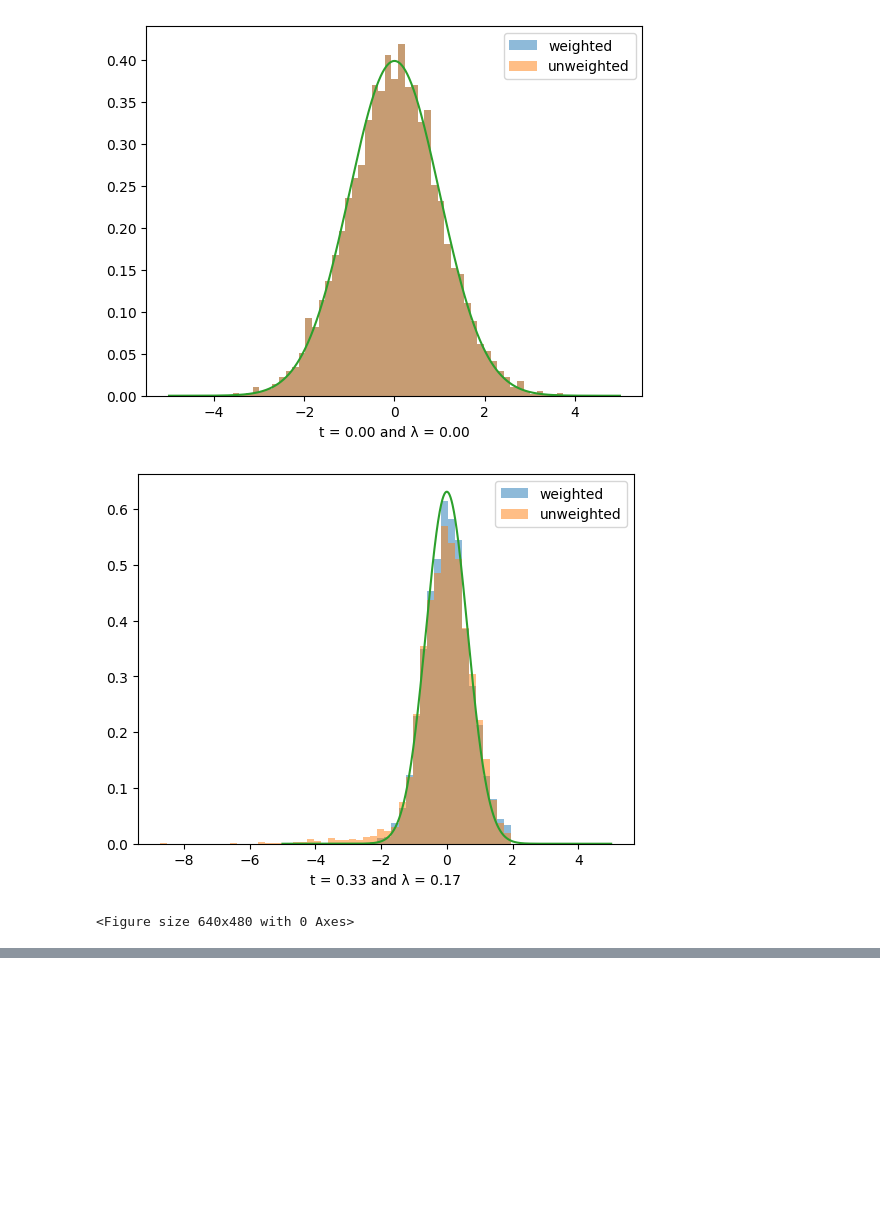
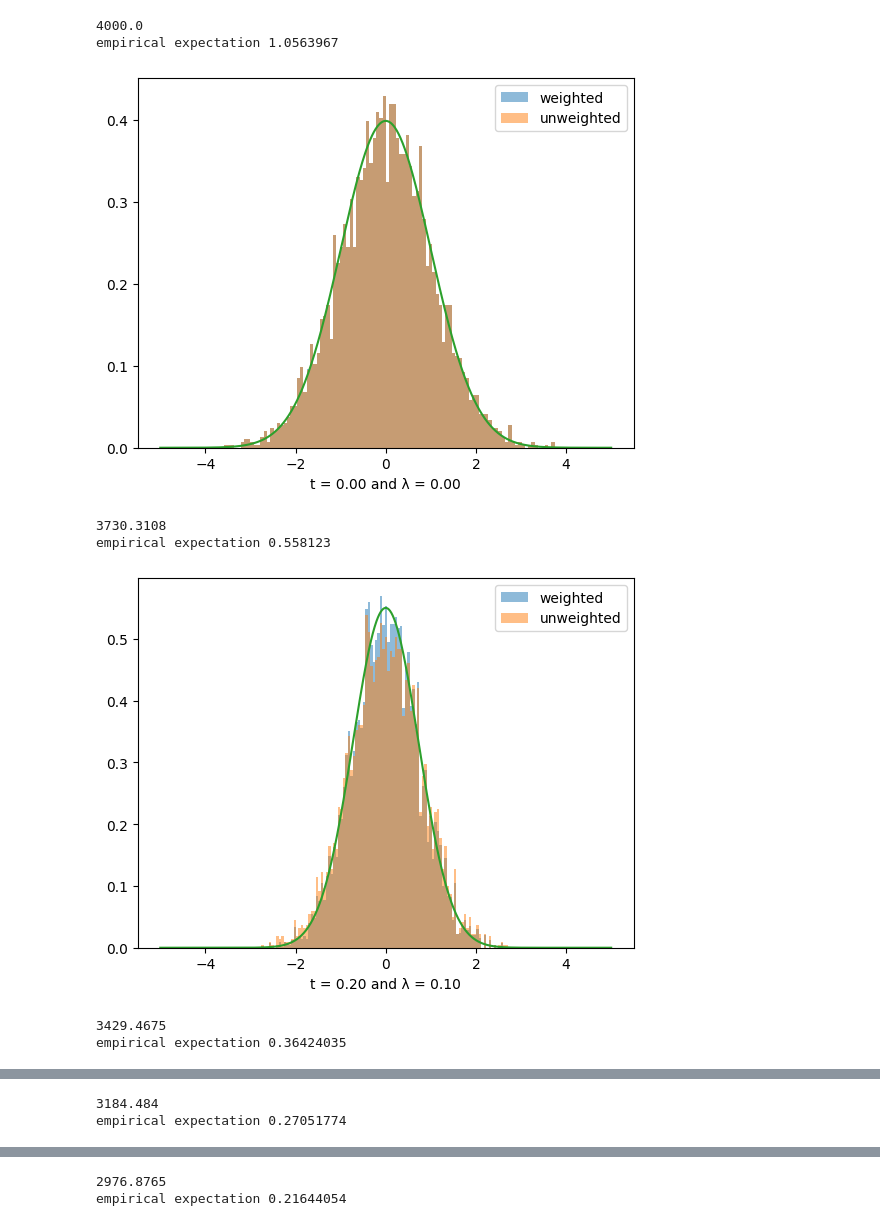
Before and after one commit to reubenharry/counterdiabatic-hmc, a Jupyter notebook: data/explore.ipynb, the cells around one changed output, grey strips where cells are left out. Drawn from its saved outputs; the diff is of its cells as text; code cells hidden in the pictures; blank space fills up the shorter version.

```diff
--- a/data/explore.ipynb
+++ b/data/explore.ipynb
@@ -22,7 +22,7 @@ from src.systems import SYSTEMS
 import jax.numpy as jnp
 # y is a normal pdf (scipy) with std 0.1
 from scipy.stats import norm
-from src.utils import normalize_log_weights
+from src.utils import compute_ess, compute_expectation_over_equilibrium, normalize_log_weights
 # y = norm.pdf(x, 0, 1/0.5)
 
 
@@ -34,8 +34,12 @@ def make_hist(file, system_name):
 
 
     times = data['snapshots']['times']
+    N = len(times)
+    M = data['snapshots']['particles'][0].shape[0]
     lambdas = data['snapshots']['lam']
-    for i in range(0,2):
+    esses = []
+    for i in range(len(data['snapshots']['particles'])):
+    # for i in range(1):
         potential = SYSTEMS[system_name]['make_V'](lambdas[i])
 
 
@@ -46,38 +50,71 @@ def make_hist(file, system_name):
 
         # print(times[i])
 
-        particles = data['snapshots']['particles']
+        particles = data['snapshots']['particles'][i]
         log_weights = data['snapshots']['weights'][i]
         weights = np.exp(normalize_log_weights(log_weights))
 
         all_weights = np.exp(data['snapshots']['weights'])
         all_weights = jnp.clip(all_weights, 0, 1).mean(axis=-1)
+
+        # compute ess of weights
+        ess = compute_ess(log_weights)
+        print(ess)
+        esses.append(ess)
+
+        # expect = jnp.sum(weights * (particles**2)[:, 0], axis=0)
+        # print(expect, "expectation", weights.shape, particles.shape, (weights * (particles**2)[:, 0]).shape)
+
+        empirical_e = compute_expectation_over_equilibrium(particles[:, 0]**2, log_weights)
+        print("empirical expectation",empirical_e)
+
         # all_weights = all_weights.mean(axis=-1)
 
-
-        plt.hist(particles[i][:,0], bins=50, weights=weights, density=True, alpha=0.5, label='weighted')
-        plt.hist(particles[i][:,0], bins=50, density=True, alpha=0.5, label='unweighted')
+        num_bins = 100
+        plt.hist(particles[:,0], bins=num_bins, weights=weights, density=True, alpha=0.5, label='weighted')
+        plt.hist(particles[:,0], bins=num_bins, density=True, alpha=0.5, label='unweighted')
         plt.plot(x, rho)
         plt.xlabel(f't = {times[i]:.2f} and λ = {lambdas[i]:.2f}')
         plt.legend()
         plt.show()
         plt.clf()
 
 
     # plt.plot(all_weights)
     # print(data)
     # plt.show()
+    plt.plot(esses)
+
+    true_expectation = 0.1
+    error = ((empirical_e - true_expectation)**2) / (2 * true_expectation)
+    # print(f'error: {error} and ESS: {100/error}')
+    cost_per_step = 1
+    cost = cost_per_step * N * M
+    print(f'cost: {cost}')
+
+
+
+# error_cd, estimate_cd = calculate_normalized_error(
+#                     final_samples_cd, true_exp, true_var, f_func
+#                 )
+
 
 system_name = 'gaussian_annealing'
+# system_name = 'double_well'
 
 # make_hist(file='naive/double_well/leapfrog/naive_weighted.pkl', i=0)
 # make_hist(file='naive/double_well/leapfrog/naive_unweighted.pkl', i=20)
 # make_hist(file='naive/double_well/leapfrog/naive_weighted.pkl', i=20)
 # make_hist(file='polynomial/double_well/leapfrog/cd_unweighted.pkl', i=20)
 # make_hist(file='polynomial/double_well/leapfrog/cd_weighted.pkl', i=20)
 make_hist(file=f'polynomial/{system_name}/leapfrog/cd_weighted.pkl', system_name=system_name)
-# make_hist(file='naive/double_well/leapfrog/cd_weighted.pkl', i=20)
+# make_hist(file=f'naive/{system_name}/leapfrog/naive_weighted.pkl', system_name=system_name)
 # %% [output]
+4000.0
+empirical expectation 1.0563967
-[figure, old version]
+[figure, new version]
+3730.3108
+empirical expectation 0.558123
-[figure, old version]
+[figure, new version]
-<Figure size 640x480 with 0 Axes>
+3429.4675
+empirical expectation 0.36424035
@@ -83,0 +122,2 @@ make_hist(file=f'polynomial/{system_name}/leapfrog/cd_weighted.pkl', system_name
+3184.484
+empirical expectation 0.27051774
@@ -83,0 +125,2 @@ make_hist(file=f'polynomial/{system_name}/leapfrog/cd_weighted.pkl', system_name
+2976.8765
+empirical expectation 0.21644054
```
Also changed, not shown: parts of 2 cells of this notebook, 8 other files.
